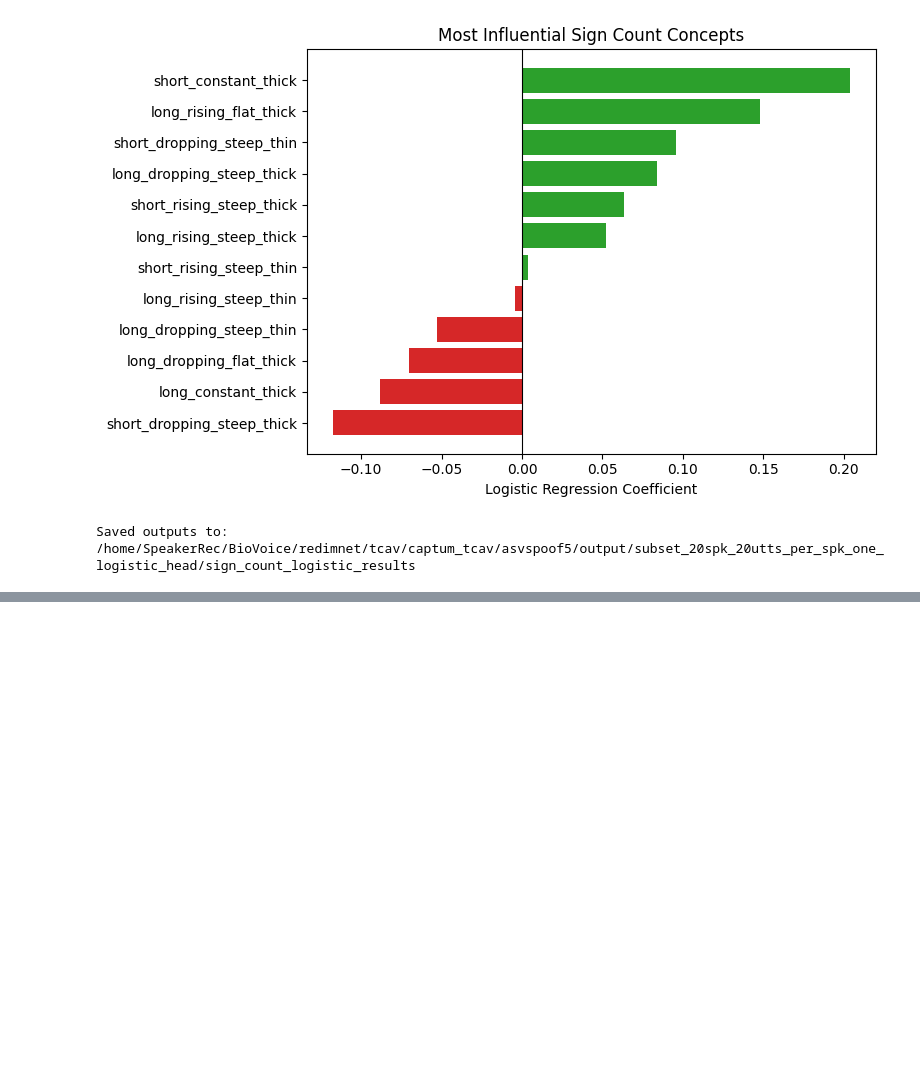
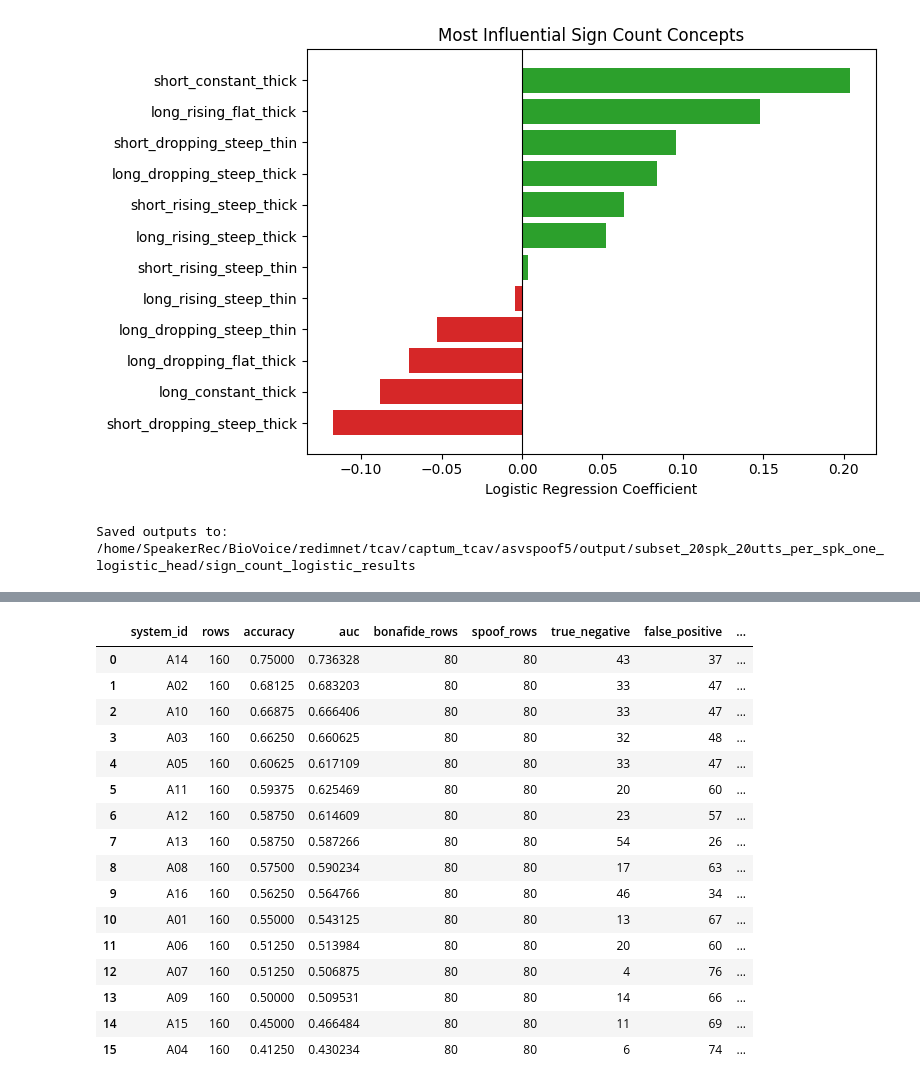
Before and after one commit to yoav1870/BioVoice, a Jupyter notebook: redimnet/tcav/captum_tcav/asvspoof5/multivariate_logistic_regression/train_sign_count_logistic.ipynb, the cells around one changed output, grey strips where cells are left out. Saved outputs shown, nothing was run; the diff lists cells and outputs as text; code cells hidden in the pictures; blank space fills up the shorter version.

```diff
--- a/redimnet/tcav/captum_tcav/asvspoof5/multivariate_logistic_regression/train_sign_count_logistic.ipynb
+++ b/redimnet/tcav/captum_tcav/asvspoof5/multivariate_logistic_regression/train_sign_count_logistic.ipynb
@@ -334,0 +339,48 @@ Saved outputs to: /home/SpeakerRec/BioVoice/redimnet/tcav/captum_tcav/asvspoof5/
+# %%
+test_analysis_df = pred_df[pred_df['split_role'] == 'test'].copy()
+test_analysis_df['is_correct'] = (test_analysis_df['binary_label'] == test_analysis_df['y_hat']).astype(int)
+test_analysis_df['error_type'] = 'correct'
+test_analysis_df.loc[(test_analysis_df['binary_label'] == 0) & (test_analysis_df['y_hat'] == 1), 'error_type'] = 'false_positive'
+test_analysis_df.loc[(test_analysis_df['binary_label'] == 1) & (test_analysis_df['y_hat'] == 0), 'error_type'] = 'false_negative'
+
+system_metrics = []
+for system_id, sub in test_analysis_df.groupby('system_id'):
+    y_true_sys = sub['binary_label'].to_numpy()
+    y_hat_sys = sub['y_hat'].to_numpy()
+    p_sys = sub['p_spoof'].to_numpy()
+    tn, fp, fn, tp = confusion_matrix(y_true_sys, y_hat_sys).ravel()
+    system_metrics.append({
+        'system_id': system_id,
+        'rows': int(len(sub)),
+        'accuracy': float(accuracy_score(y_true_sys, y_hat_sys)),
+        'auc': float(roc_auc_score(y_true_sys, p_sys)),
+        'bonafide_rows': int((sub['binary_label'] == 0).sum()),
+        'spoof_rows': int((sub['binary_label'] == 1).sum()),
+        'true_negative': int(tn),
+        'false_positive': int(fp),
+        'false_negative': int(fn),
+        'true_positive': int(tp),
+        'fpr': float(fp / (fp + tn)) if (fp + tn) > 0 else np.nan,
+        'fnr': float(fn / (fn + tp)) if (fn + tp) > 0 else np.nan,
+    })
+
+system_metrics_df = pd.DataFrame(system_metrics).sort_values(['accuracy', 'auc'], ascending=[False, False]).reset_index(drop=True)
+display(system_metrics_df)
+# %% [output]
+|  | system_id | rows | accuracy | auc | bonafide_rows | spoof_rows | true_negative | false_positive | ... |
+| 0 | A14 | 160 | 0.75000 | 0.736328 | 80 | 80 | 43 | 37 | ... |
+| 1 | A02 | 160 | 0.68125 | 0.683203 | 80 | 80 | 33 | 47 | ... |
+| 2 | A10 | 160 | 0.66875 | 0.666406 | 80 | 80 | 33 | 47 | ... |
+| 3 | A03 | 160 | 0.66250 | 0.660625 | 80 | 80 | 32 | 48 | ... |
+| 4 | A05 | 160 | 0.60625 | 0.617109 | 80 | 80 | 33 | 47 | ... |
+| 5 | A11 | 160 | 0.59375 | 0.625469 | 80 | 80 | 20 | 60 | ... |
+| 6 | A12 | 160 | 0.58750 | 0.614609 | 80 | 80 | 23 | 57 | ... |
+| 7 | A13 | 160 | 0.58750 | 0.587266 | 80 | 80 | 54 | 26 | ... |
+| 8 | A08 | 160 | 0.57500 | 0.590234 | 80 | 80 | 17 | 63 | ... |
+| 9 | A16 | 160 | 0.56250 | 0.564766 | 80 | 80 | 46 | 34 | ... |
+| 10 | A01 | 160 | 0.55000 | 0.543125 | 80 | 80 | 13 | 67 | ... |
+| 11 | A06 | 160 | 0.51250 | 0.513984 | 80 | 80 | 20 | 60 | ... |
+| 12 | A07 | 160 | 0.51250 | 0.506875 | 80 | 80 | 4 | 76 | ... |
+| 13 | A09 | 160 | 0.50000 | 0.509531 | 80 | 80 | 14 | 66 | ... |
+| 14 | A15 | 160 | 0.45000 | 0.466484 | 80 | 80 | 11 | 69 | ... |
+| 15 | A04 | 160 | 0.41250 | 0.430234 | 80 | 80 | 6 | 74 | ... |
```
Also changed, not shown: parts of 4 cells of this notebook, 1 other file.
